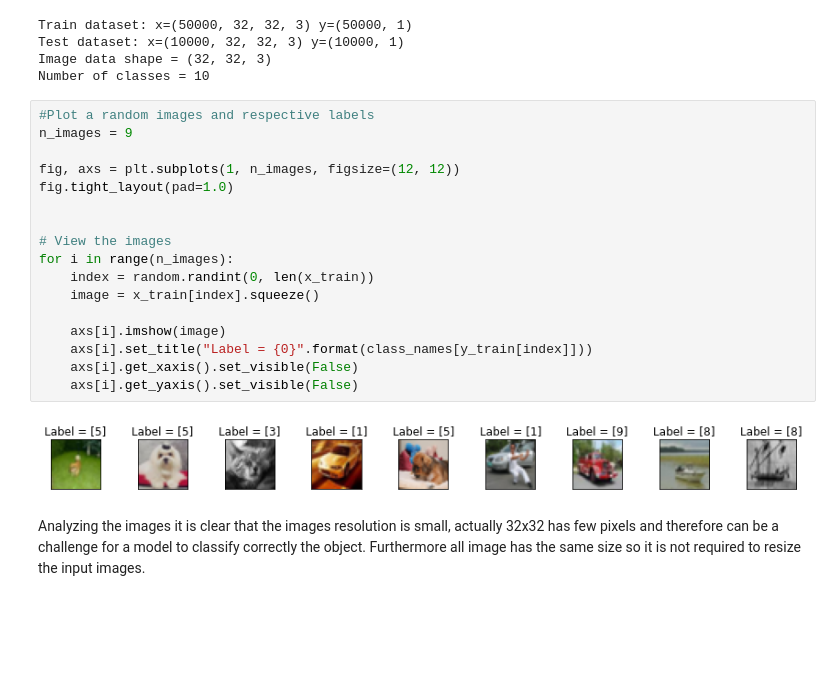
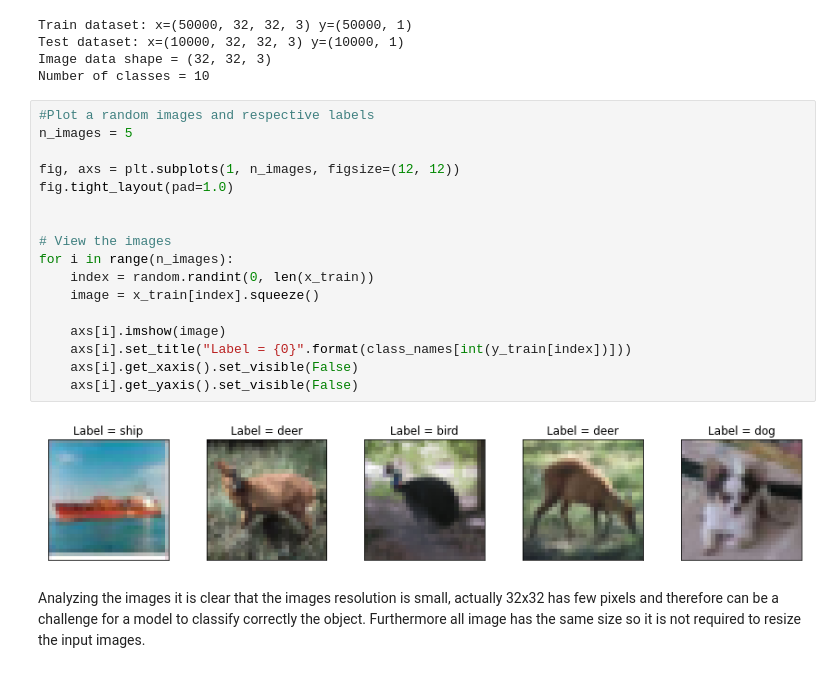
Before and after one commit to JoaoGranja/CIFAR10_ImageClassification, a Jupyter notebook: image_classification_main.ipynb, the cells around one changed output. Drawn from its saved outputs; the diff is of its cells as text; blank space fills up the shorter version.

```diff
--- a/image_classification_main.ipynb
+++ b/image_classification_main.ipynb
@@ -147,23 +149,23 @@ Image data shape = (32, 32, 3)
 Number of classes = 10
 # %%
 #Plot a random images and respective labels
-n_images = 9
+n_images = 5
 
 fig, axs = plt.subplots(1, n_images, figsize=(12, 12))
 fig.tight_layout(pad=1.0)
 
 
 # View the images
 for i in range(n_images):
     index = random.randint(0, len(x_train))
     image = x_train[index].squeeze()
 
     axs[i].imshow(image)
-    axs[i].set_title("Label = {0}".format(class_names[y_train[index]]))
+    axs[i].set_title("Label = {0}".format(class_names[int(y_train[index])]))
     axs[i].get_xaxis().set_visible(False)
     axs[i].get_yaxis().set_visible(False)
 # %% [output]
-[figure, old version]
+[figure, new version]
 # %% [markdown]
 Analyzing the images it is clear that the images resolution is small, actually 32x32 has few pixels and therefore can be a challenge for a model to classify correctly the object. Furthermore all image has the same size so it is not required to resize the input images.
 # %% [markdown]
```
Also changed, not shown: parts of 9 cells of this notebook, 3 other files.
